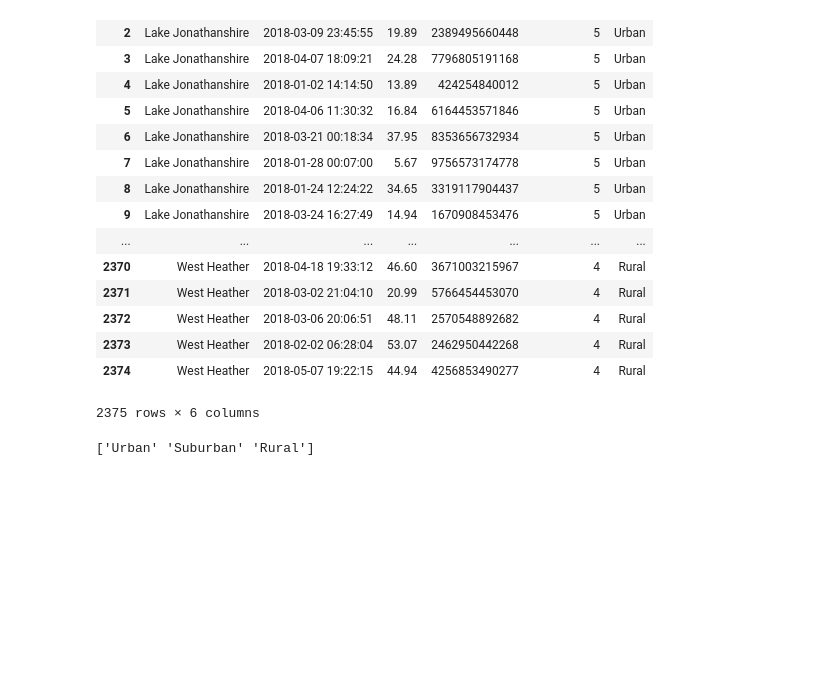
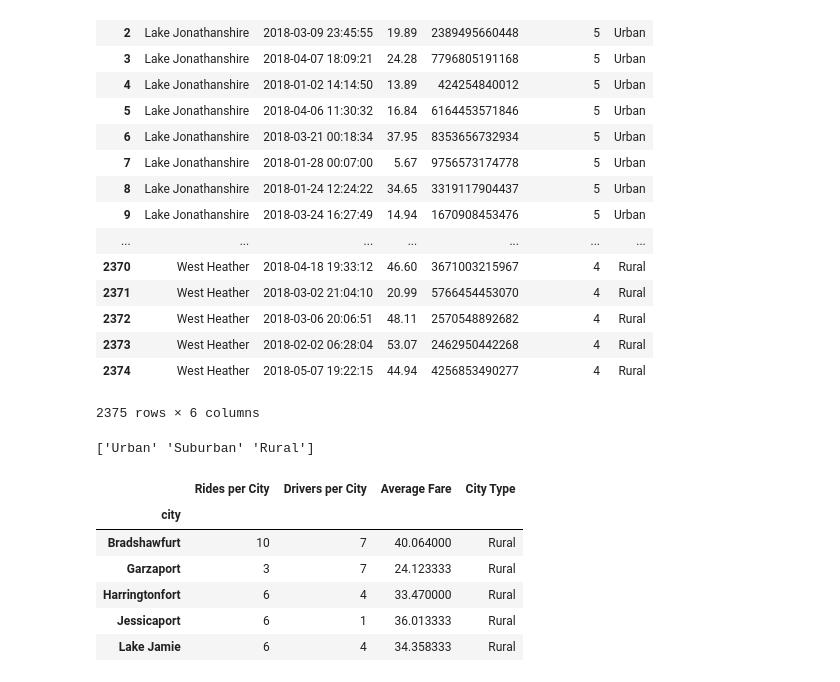
Before and after one commit to claridyd/MatplotlibHomework, a Jupyter notebook: pyber.ipynb, the cells around one changed output. Cells and saved outputs as stored; diff of their text form; code cells hidden in the pictures; blank space fills up the shorter version.

```diff
--- a/pyber.ipynb
+++ b/pyber.ipynb
@@ -49,31 +49,43 @@ city_grp = combo_data.groupby("city")
 
 
 #Total number of rides per city
 rides_per_city = city_grp["ride_id"].count()
 #print(rides_per_city)
 
 #Total number of drivers per city
 drivers_city = city_grp["driver_count"].max()
 #print(drivers_city)
 
 #list city type
 city_type = city_grp["type"].max()
 #print(city_type)
 
 #Average Fare per city
 avg_fare = city_grp["fare"].mean()
 #print(avg_fare)
 #######################################################
 # Create dataframe to hold data
 #zipped_df = list(zip(rides_per_city, drivers_city, avg_fare))
 #test1 = pd.DataFrame(zipped_df, columns = ["Rides per City", "Drivers per City", "Average Fare"])
 #print(test1)
 
 city_summary = pd.DataFrame({"Rides per City": rides_per_city,
                             "Drivers per City": drivers_city,
                             "Average Fare": avg_fare,
                             "City Type": city_type})
 #Print City Summary Report
-#city_summary
+urban_summary = city_summary.loc[city_summary["City Type"]== "Urban"]
+#urban_summary.head()
+suburban_summary = city_summary.loc[city_summary["City Type"]== "Suburban"]
+#suburban_summary.head()
+rural_summary = city_summary.loc[city_summary["City Type"]== "Rural"]
+rural_summary.head()
 # %% [output]
 ['Urban' 'Suburban' 'Rural']
+|  | Rides per City | Drivers per City | Average Fare | City Type |
+| city |  |  |  |  |
+| Bradshawfurt | 10 | 7 | 40.064000 | Rural |
+| Garzaport | 3 | 7 | 24.123333 | Rural |
+| Harringtonfort | 6 | 4 | 33.470000 | Rural |
+| Jessicaport | 6 | 1 | 36.013333 | Rural |
+| Lake Jamie | 6 | 4 | 34.358333 | Rural |
```
Also changed, not shown: parts of 2 cells of this notebook.
